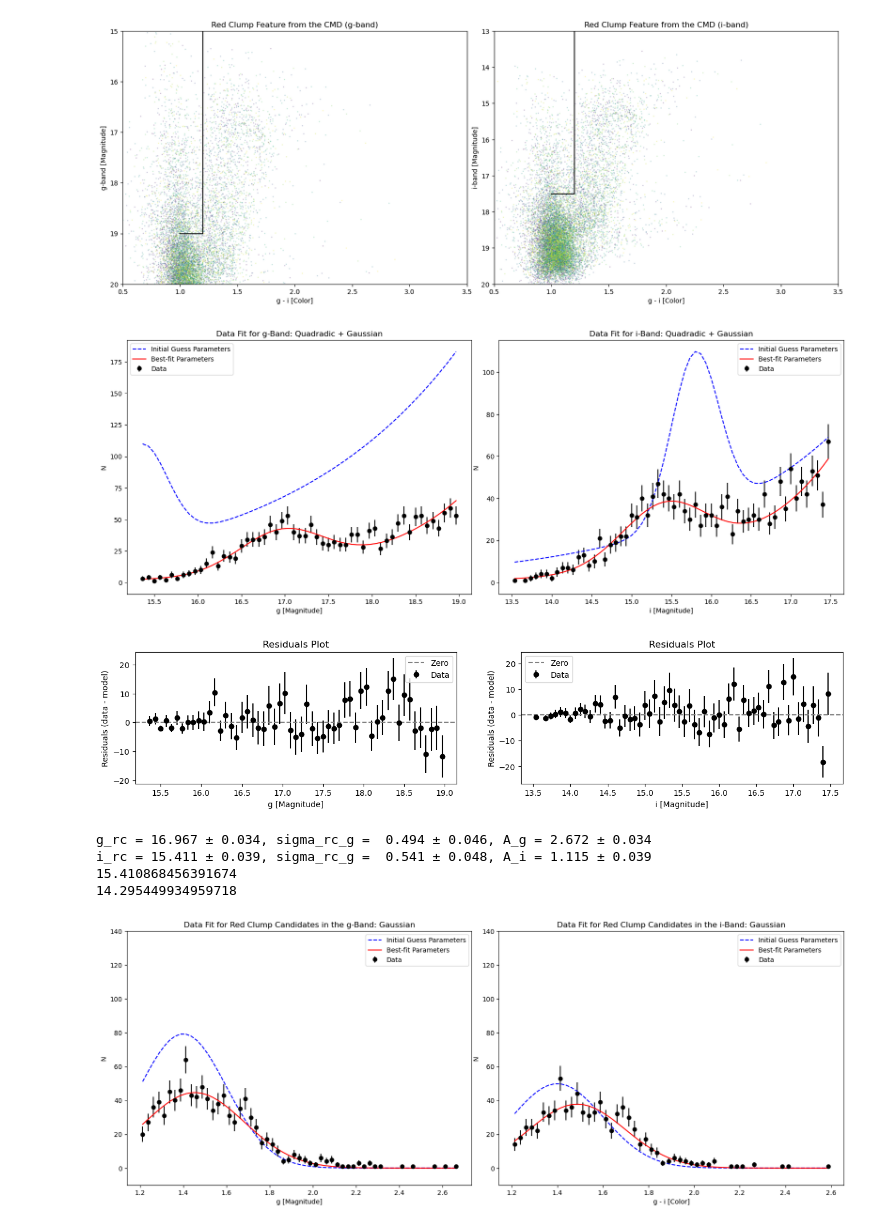
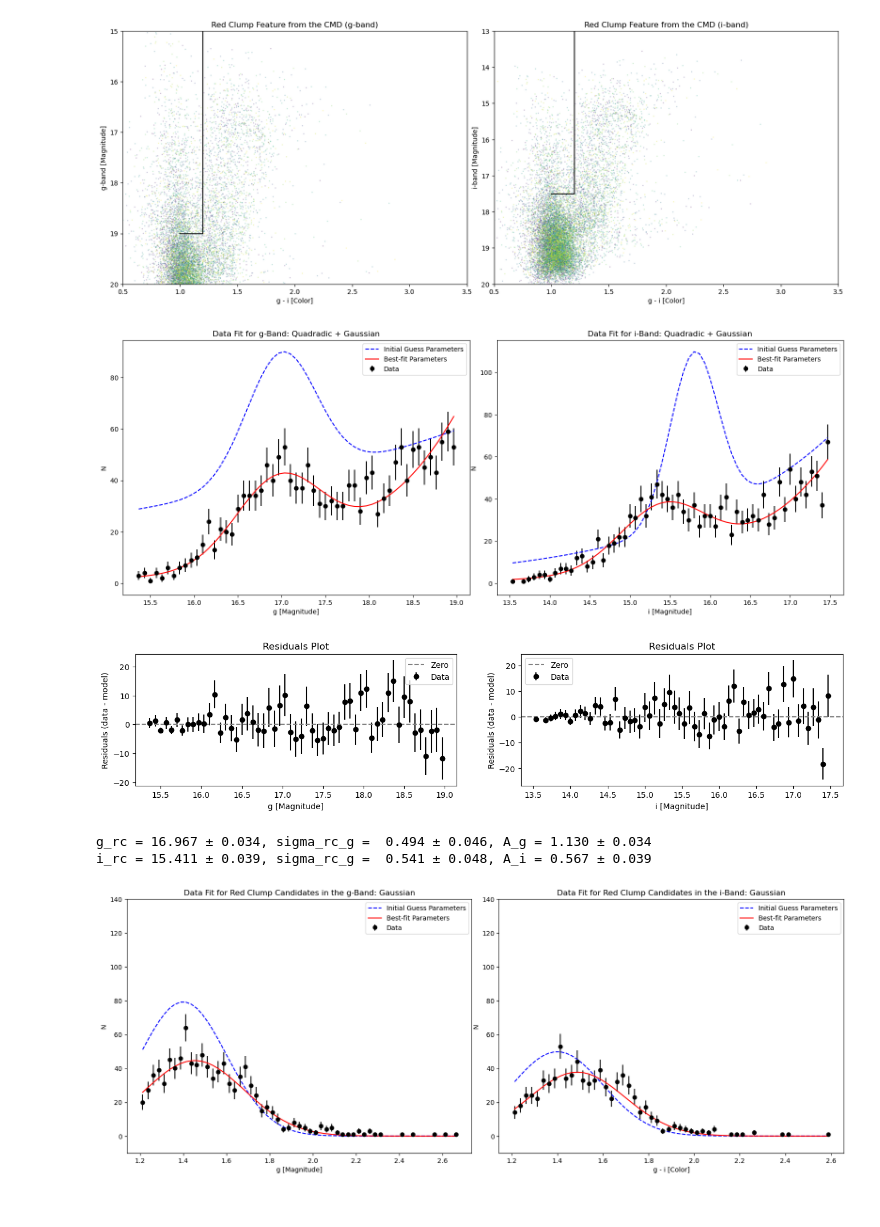
Before and after one commit to NireAstro/SURP2025, a Jupyter notebook: fit_models/cleaned_rcfit_gi.ipynb, the cells around one changed output. Drawn from its saved outputs; the diff is of its cells as text; code cells hidden in the pictures.

```diff
--- a/fit_models/cleaned_rcfit_gi.ipynb
+++ b/fit_models/cleaned_rcfit_gi.ipynb
@@ -333,4 +343,13 @@ def rcmodel(x, amplitude, slope, magnitude_rc, number_rc, sigma_rc):
     return A + B + C + D
+# %%
+# === Red Clump Model (Quadratic + Gaussian) for the i-band ===
+def rcmodel_i(x, amplitude, slope, magnitude_rc, number_rc, sigma_rc):
+    x = np.float64(x)
+    A = amplitude*np.exp(slope*(x - magnitude_rc))
+    B = number_rc/(np.sqrt(2*np.pi*sigma_rc**2))*np.exp(-0.5*(x-magnitude_rc)**2/sigma_rc**2)
+    C = 0.201*number_rc/(np.sqrt(2*np.pi*sigma_rc**2))*np.exp(-0.5*(x-(magnitude_rc+rgbbmag0_i))**2/sigma_rc**2)
+    D = 0.028*number_rc/(np.sqrt(2*np.pi*sigma_rc**2))*np.exp(-0.5*(x-(magnitude_rc+agbbmag0_i))**2/sigma_rc**2)
+    return A + B + C + D
 # %%
 # === Red Clump Gaussian ===
 def cgauss(x, amplitude, mean, sigma):
@@ -366,8 +385,7 @@ bin_centers_m0g = bin_centers_giant_g[mask_0g]
 
 initial_guess_2 = [40.0, 0.2, 17.0, 50.0, 0.4] # Initial guess for the curve fit
 
-
-par_0g, cov_0g = spopt.curve_fit(rcmodel, bin_centers_m0g, hist_counts_m0g, p0 = initial_guess_2, sigma = np.sqrt(hist_counts_m0g))
+par_0g, cov_0g = spopt.curve_fit(rcmodel_g, bin_centers_m0g, hist_counts_m0g, p0 = initial_guess_2, sigma = np.sqrt(hist_counts_m0g))
 print(f"rcmodel Fit Results for the g-Band:\nAmplitude = {par_0g[0]:.2f}\n  Slope = {par_0g[1]:.2f}\n Magnitude of red clump = {par_0g[2]:.2f}\n  Number of red clump stars = {par_0g[3]:.2f}\n  Sigma = {par_0g[4]:.2f}")
 
 amplitude, slope, magnitude_giant, number_giant, sigma_giant = par_0g
@@ -390,8 +408,7 @@ bin_centers_m0i = bin_centers_giant_i[mask_0i]
 initial_guess_0 = [40.0, 0.5, 15.0, 30.0, 0.3] # Initial guess for the curve fit
 initial_guess_2i = [30.0, 0.5, 15.8, 60.0, 0.3]
 
-
-par_0i, cov_0i = spopt.curve_fit(rcmodel, bin_centers_m0i, hist_counts_m0i, p0 = initial_guess_2i, sigma = np.sqrt(hist_counts_m0i))
+par_0i, cov_0i = spopt.curve_fit(rcmodel_i, bin_centers_m0i, hist_counts_m0i, p0 = initial_guess_2i, sigma = np.sqrt(hist_counts_m0i))
 print(f"rcmodel Fit Results for the i-Band:\nAmplitude = {par_0i[0]:.2f}\n  Slope = {par_0i[1]:.2f}\n Magnitude of red clump = {par_0i[2]:.2f}\n  Number of red clump stars = {par_0i[3]:.2f}\n  Sigma = {par_0i[4]:.2f}")
 
 amplitude, slope, magnitude_giant, number_giant, sigma_giant = par_0i
@@ -644,13 +661,14 @@ plt.show()
 # %% [output]
 [figure]
 # %%
+initial_guess_2 = [40.0, 0.2, 17.0, 50.0, 0.4]
 fig, (ax1, ax2) = plt.subplots(1, 2, figsize=(16, 6)) # Increased width for side-by-side
 plt.tight_layout()
 
 # --- Plot rcmodel Data Fit of Giant Stars for g-mag on the first subplot (ax1) ---
 ax1.errorbar(bin_centers_m0g, hist_counts_m0g, yerr = np.sqrt(hist_counts_m0g), fmt = 'ko', label = 'Data')
-ax1.plot(bin_centers_m0g, rcmodel(bin_centers_m0g, *initial_guess_2), 'b--', label = 'Initial Guess Parameters')
-ax1.plot(bin_centers_m0g, rcmodel(bin_centers_m0g, *par_0g), 'r-', label = 'Best-fit Parameters')
+ax1.plot(bin_centers_m0g, rcmodel_g(bin_centers_m0g, *initial_guess_2), 'b--', label = 'Initial Guess Parameters')
+ax1.plot(bin_centers_m0g, rcmodel_g(bin_centers_m0g, *par_0g), 'r-', label = 'Best-fit Parameters')
 
 ax1.set_xlabel(f"{magnitude_band} [Magnitude]")
 ax1.set_ylabel(f"N")
@@ -661,8 +679,8 @@ ax1.legend(loc='best')
 # --- Plot rcmodel Data Fit of Giant Stars CMD for i-mag on the second subplot (ax2) ---
 ax2.errorbar(bin_centers_m0i, hist_counts_m0i, yerr = np.sqrt(hist_counts_m0i), fmt = 'ko', label = 'Data')
 
-ax2.plot(bin_centers_m0i, rcmodel(bin_centers_m0i, *initial_guess_2i), 'b--', label = 'Initial Guess Parameters')
-ax2.plot(bin_centers_m0i, rcmodel(bin_centers_m0i, *par_0i), 'r-', label = 'Best-fit Parameters')
+ax2.plot(bin_centers_m0i, rcmodel_i(bin_centers_m0i, *initial_guess_2i), 'b--', label = 'Initial Guess Parameters')
+ax2.plot(bin_centers_m0i, rcmodel_i(bin_centers_m0i, *par_0i), 'r-', label = 'Best-fit Parameters')
 
 ax2.set_xlabel(f"{color_band_2} [Magnitude]")
 ax2.set_ylabel(f"N")
@@ -674,55 +692,50 @@ plt.show()
 fig, (ax1, ax2) = plt.subplots(1, 2, figsize=(16, 3)) # Increased width for side-by-side
 # plt.tight_layout()
 
-# --- Plot residuals for r-mag on the first subplot (ax1) ---
+# --- Plot residuals for g-mag on the first subplot (ax1) ---
 # Compute residuals
-model_vals_0g = rcmodel(bin_centers_m0g, *par_0g)
+model_vals_0g = rcmodel_g(bin_centers_m0g, *par_0g)
 residuals_0g = hist_counts_m0g - model_vals_0g
 
 ax1.errorbar(bin_centers_m0g, residuals_0g, yerr = np.sqrt(hist_counts_m0g), fmt = 'ko', label = 'Data')
 ax1.axhline(0, color ='gray', linestyle ='--', label = 'Zero')
 
 ax1.set_xlabel(f"{magnitude_band} [Magnitude]")
 ax1.set_ylabel('Residuals (data - model)')
 ax1.set_title('Residuals Plot')
 
 ax1.legend(loc = 'best')
 
-# --- Plot residuals for z-mag on the second subplot (ax2) ---
-model_vals_0i = rcmodel(bin_centers_m0i, *par_0i)
+# --- Plot residuals for i-mag on the second subplot (ax2) ---
+model_vals_0i = rcmodel_i(bin_centers_m0i, *par_0i)
 residuals_0i = hist_counts_m0i - model_vals_0i
 
 ax2.errorbar(bin_centers_m0i, residuals_0i, yerr = np.sqrt(hist_counts_m0i), fmt = 'ko', label = 'Data')
 ax2.axhline(0, color ='gray', linestyle ='--', label = 'Zero')
 
 ax2.set_xlabel(f"{color_band_2} [Magnitude]")
 ax2.set_ylabel('Residuals (data - model)')
 ax2.set_title('Residuals Plot')
 
 ax2.legend(loc = 'best')
 plt.show()
 
 print(
     f"{magnitude_band}_rc = {par_0g[2]:6.3f} ± {np.sqrt(cov_0g[2, 2]):5.3f}, "
     f"sigma_rc_{magnitude_band} = {par_0g[4]:6.3f} ± {np.sqrt(cov_0g[4, 4]):5.3f}, "
-    f"A_{magnitude_band} = {par_0g[2] - clumpmag0:5.3f} ± {np.sqrt(cov_0g[2, 2]):5.3f}"
+    f"A_{magnitude_band} = {par_0g[2] - clumpmag0_g:5.3f} ± {np.sqrt(cov_0g[2, 2]):5.3f}"
 )
 
 print(
     f"{color_band_2}_rc = {par_0i[2]:6.3f} ± {np.sqrt(cov_0i[2, 2]):5.3f}, "
     f"sigma_rc_{magnitude_band} = {par_0i[4]:6.3f} ± {np.sqrt(cov_0i[4, 4]):5.3f}, "
-    f"A_{color_band_2} = {par_0i[2] - clumpmag0:5.3f} ± {np.sqrt(cov_0i[2, 2]):5.3f}"
+    f"A_{color_band_2} = {par_0i[2] - clumpmag0_i:5.3f} ± {np.sqrt(cov_0i[2, 2]):5.3f}"
 )
-
-print(par_0i[2])
-print(clumpmag0)
 # %% [output]
-[figure, old version]
+[figure, new version]
 [figure]
-g_rc = 16.967 ± 0.034, sigma_rc_g =  0.494 ± 0.046, A_g = 2.672 ± 0.034
-i_rc = 15.411 ± 0.039, sigma_rc_g =  0.541 ± 0.048, A_i = 1.115 ± 0.039
-15.410868456391674
-14.295449934959718
+g_rc = 16.967 ± 0.034, sigma_rc_g =  0.494 ± 0.046, A_g = 1.130 ± 0.034
+i_rc = 15.411 ± 0.039, sigma_rc_g =  0.541 ± 0.048, A_i = 0.567 ± 0.039
 # %%
 fig, (ax1, ax2) = plt.subplots(1, 2, figsize=(16, 6)) # Increased width for side-by-side
 plt.tight_layout()
```
Also changed, not shown: parts of 10 cells of this notebook, 6 other files.
